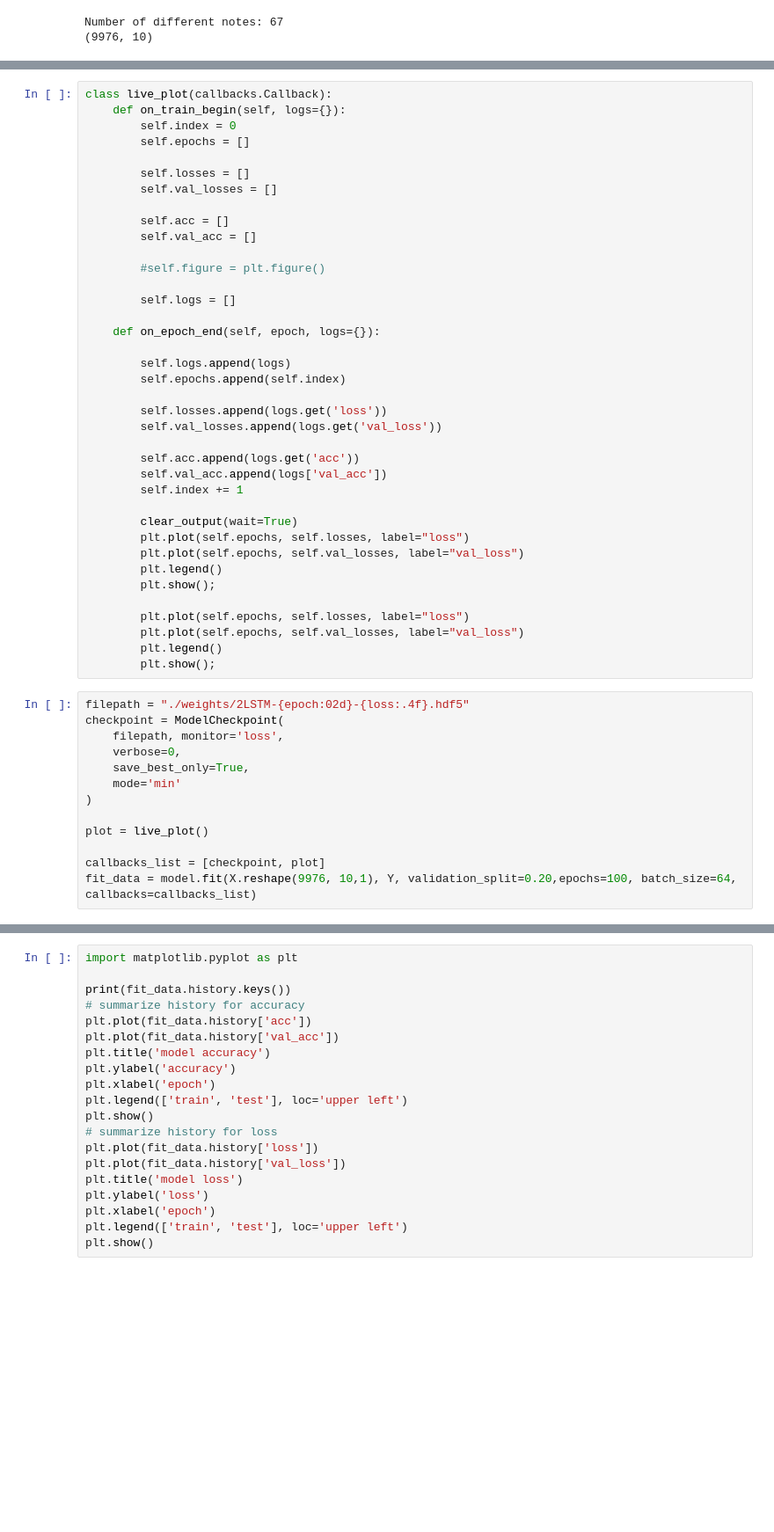
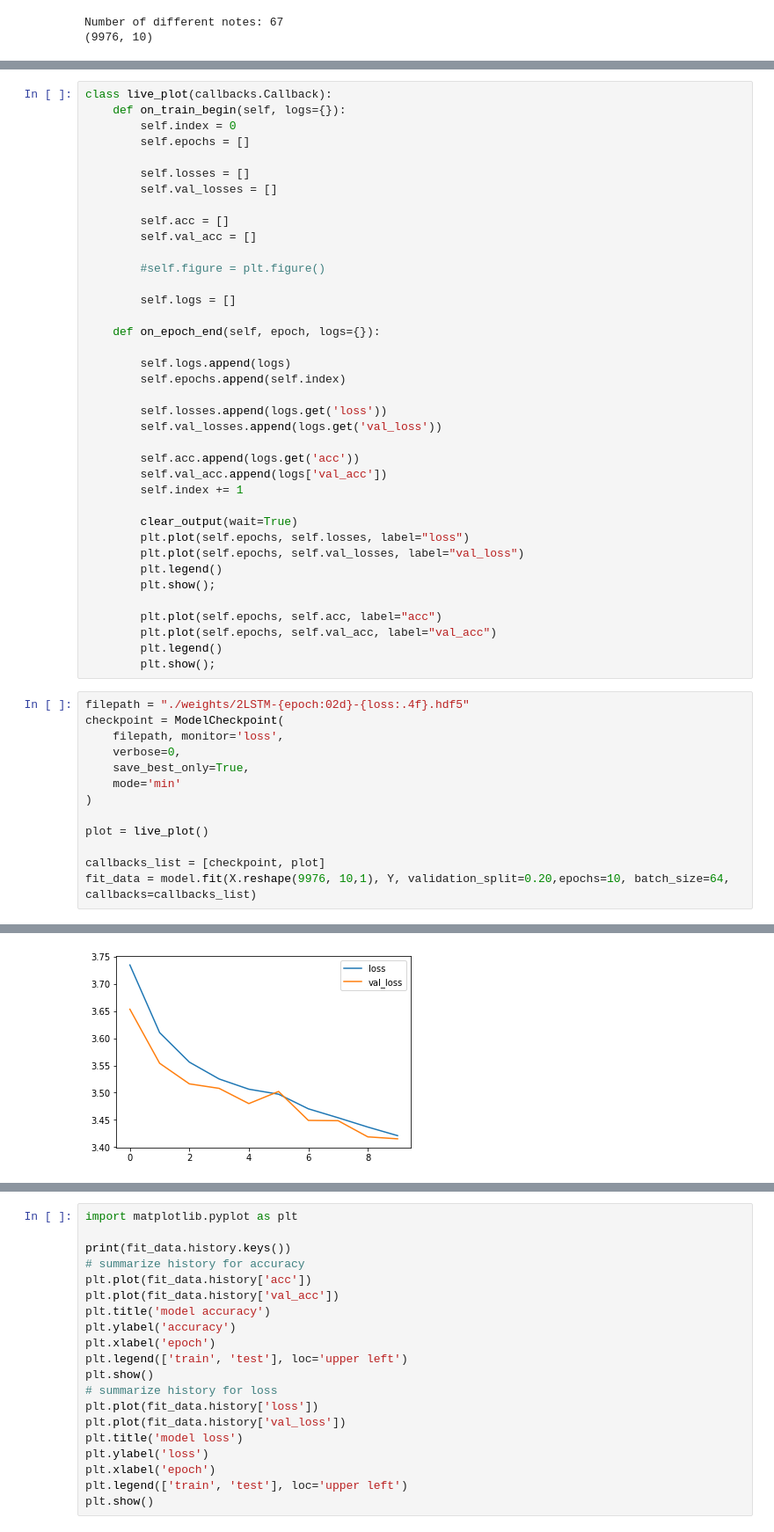
Before and after one commit to GraceJohnson/cs229-final-project, a Jupyter notebook: LSTM.ipynb, the cells around one changed output, grey strips where cells are left out. Shown at 88% size. Saved outputs shown, nothing was run; the diff lists cells and outputs as text; blank space fills up the shorter version.

```diff
--- a/LSTM.ipynb
+++ b/LSTM.ipynb
@@ -150,8 +152,8 @@ class live_plot(callbacks.Callback):
         plt.legend()
         plt.show();
 
-        plt.plot(self.epochs, self.losses, label="loss")
-        plt.plot(self.epochs, self.val_losses, label="val_loss")
+        plt.plot(self.epochs, self.acc, label="acc")
+        plt.plot(self.epochs, self.val_acc, label="val_acc")
         plt.legend()
         plt.show();
 # %%
@@ -166,5 +168,5 @@ checkpoint = ModelCheckpoint(
 plot = live_plot()
 
 callbacks_list = [checkpoint, plot]
-fit_data = model.fit(X.reshape(9976, 10,1), Y, validation_split=0.20,epochs=100, batch_size=64, callbacks=callbacks_list)
+fit_data = model.fit(X.reshape(9976, 10,1), Y, validation_split=0.20,epochs=10, batch_size=64, callbacks=callbacks_list)
 # %% [output]
@@ -187,0 +173 @@ Epoch 100/100
+[figure, added]
```
Also changed, not shown: parts of 3 cells of this notebook.
